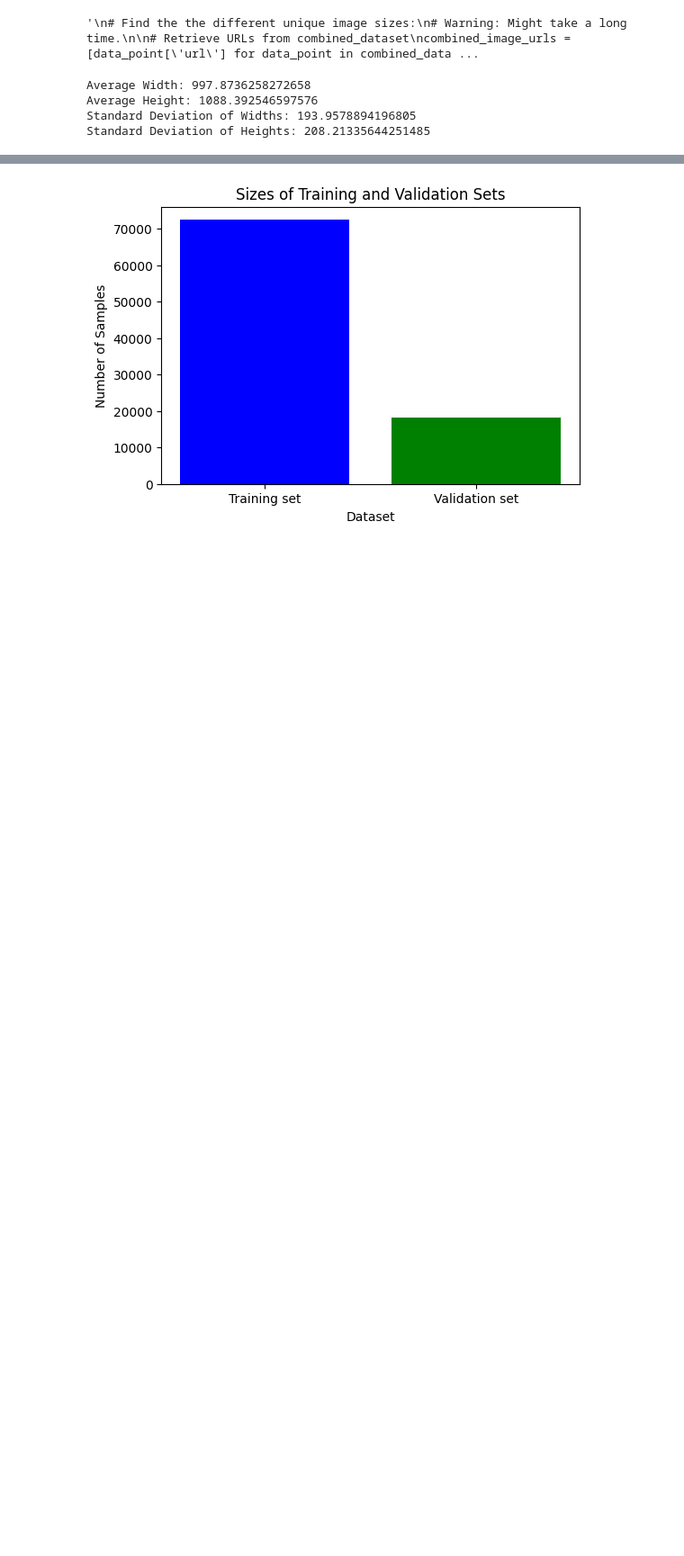
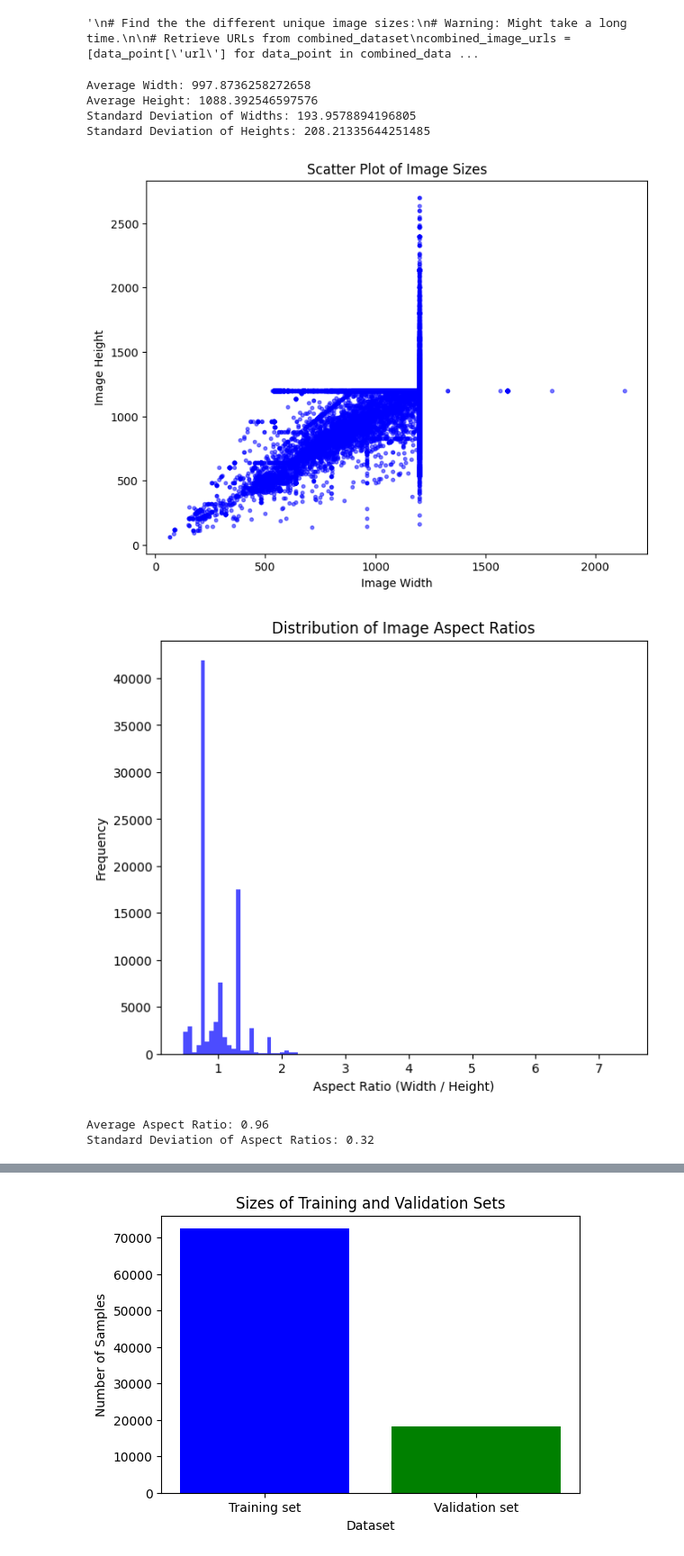
Before and after one commit to 5kj41d/Classification-and-3D-reconstruction-of-archaeological-artifacts, a Jupyter notebook: 1stVersionCNN.ipynb, the cells around one changed output, grey strips where cells are left out. Shown: that part at 90% size. Cells and saved outputs as stored; diff of their text form; code cells hidden in the pictures; blank space fills up the shorter version.

```diff
--- a/1stVersionCNN.ipynb
+++ b/1stVersionCNN.ipynb
@@ -212,30 +212,76 @@ for line in lines:
             width = int(size_parts_width[0])  # Note the change here to index 1 for width
             size = (height, width)
             count = int(parts[2].split(':')[1].strip())  # Split by occurrences: num. Convert to integer.
             image_sizes.extend([size] * count)  # Creates a new list with tuples (H,W) * the occurrences. E.g.
                 # [(X_1,Y_1),(X_1,Y_1),...,(X_2,Y_2),(X_2,Y_2),...,(X_n,Y_n)]
 
 # Calculate statistics
 if image_sizes:
     widths, heights = zip(*image_sizes) # (*) makes it possible for the zip function to work with each element in a tuple.
     avg_width = np.mean(widths)
     avg_height = np.mean(heights)
     std_width = np.std(widths)
     std_height = np.std(heights)
 
     print(f"Average Width: {avg_width}")
     print(f"Average Height: {avg_height}")
     print(f"Standard Deviation of Widths: {std_width}")
     print(f"Standard Deviation of Heights: {std_height}")
 else:
     print("No valid data found in the file.")
 
+# Create a scatter plot of image sizes
+plt.figure(figsize=(8, 6))
+plt.scatter(widths, heights, color='blue', alpha=0.5, marker='.')
+plt.xlabel('Image Width')
+plt.ylabel('Image Height')
+plt.title('Scatter Plot of Image Sizes')
+plt.grid(False)
+plt.show()
+
+# Calculate the aspect ratios for each image
+aspect_ratios = [width / height for width, height in image_sizes]
+
+# Plot a histogram of aspect ratios
+plt.figure(figsize=(7, 6))
+plt.hist(aspect_ratios, bins=100, color='blue', alpha=0.7)
+plt.xlabel('Aspect Ratio (Width / Height)')
+plt.ylabel('Frequency')
+plt.title('Distribution of Image Aspect Ratios')
+plt.grid(False)
+plt.show()
+
+# Calculate statistics for aspect ratios
+avg_aspect_ratio = np.mean(aspect_ratios)
+std_aspect_ratio = np.std(aspect_ratios)
+
+print(f"Average Aspect Ratio: {avg_aspect_ratio:.2f}")
+print(f"Standard Deviation of Aspect Ratios: {std_aspect_ratio:.2f}")
+
 '''
 STD: How it may vary from the average in pixel units. Fx if the STD of height 193 and the mean is 1000 then
 the STD says the size may vary about 193 pixels (height) from the mean.
+
+With this knowledge we can now try different dimmension sizses for our model to learn.
+Note: Too high or too low dimensions might produce a bias.
+
+Aspect Ratio (AR):
+    AR = 1 -> Equal height and width. AR > 1 -> The image is wider than it is tall. AR < 1 -> The image is taller
+    than it is wide.
+    Phone orientation might change the AR.
+
+Note:
+    Alot of the images have these dimensions:
+    Size: (1200, 900), Occurrences: 16169
+    Size: (900, 1200), Occurrences: 33624
+
 '''
 # %% [output]
 Average Width: 997.8736258272658
 Average Height: 1088.392546597576
 Standard Deviation of Widths: 193.9578894196805
 Standard Deviation of Heights: 208.21335644251485
+[figure, added]
+[figure, added]
+Average Aspect Ratio: 0.96
+Standard Deviation of Aspect Ratios: 0.32
```
Also changed, not shown: parts of 1 cell of this notebook, 1 other file.
